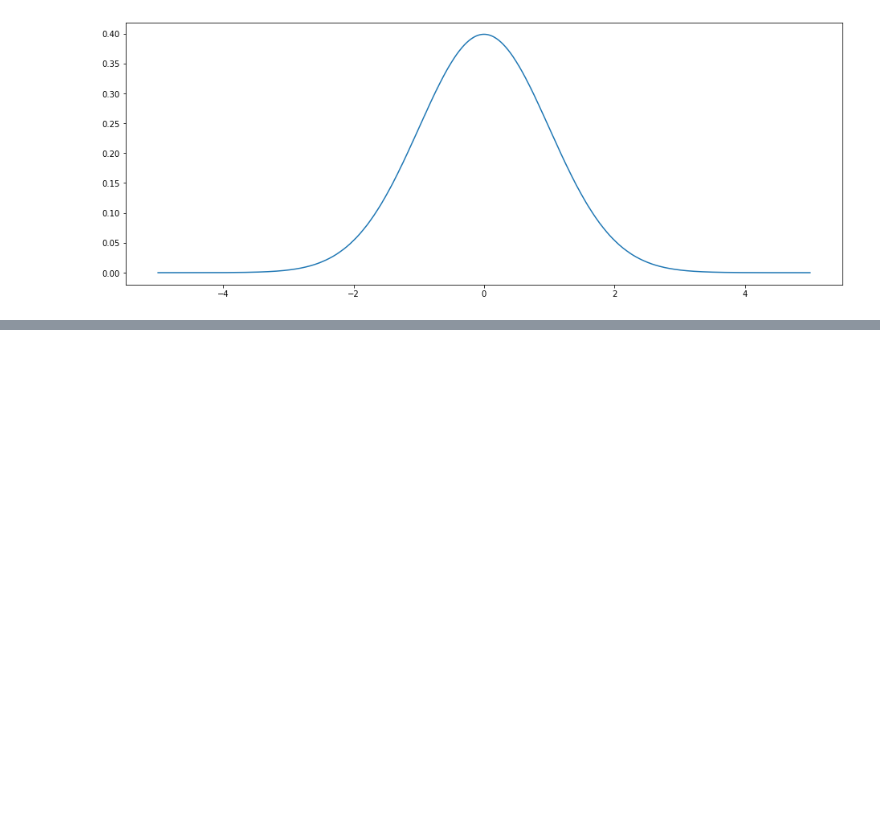
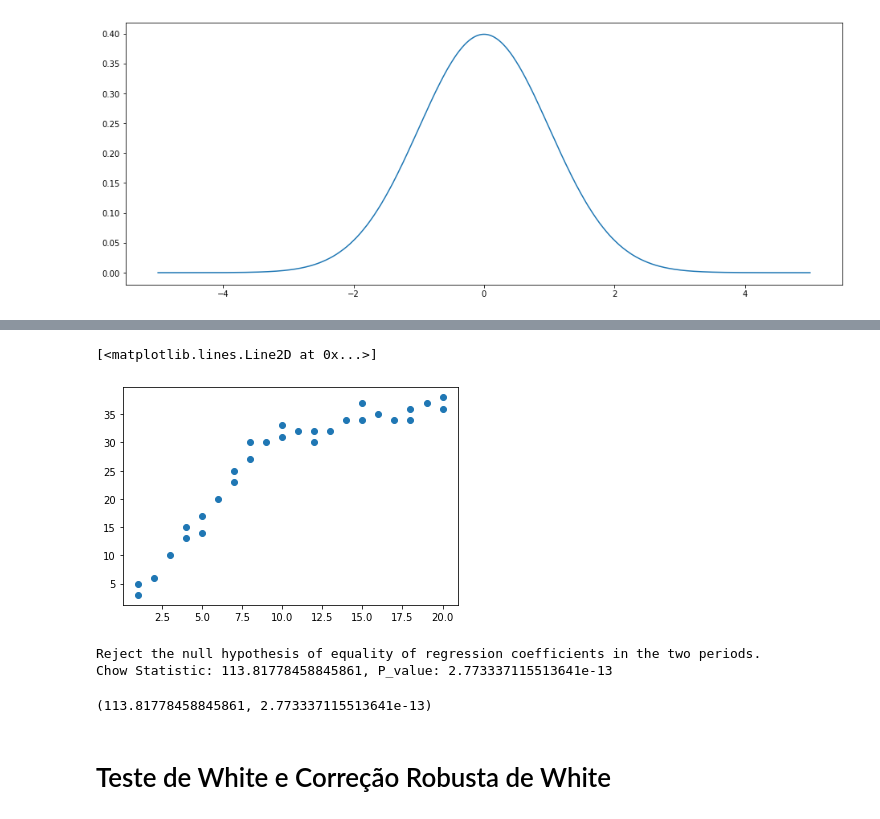
Before and after one commit to Menezes-Gus/Econometrics, a Jupyter notebook: Econometrics.ipynb, the cells around one changed output, grey strips where cells are left out. Saved outputs shown, nothing was run; the diff lists cells and outputs as text; code cells hidden in the pictures; blank space fills up the shorter version.

```diff
--- a/Econometrics.ipynb
+++ b/Econometrics.ipynb
@@ -176,0 +184,8 @@ plt.show
+# %%
+# Teste de Chow :
+# A Chow test is used to test whether the coefficients in two different regression models on different datasets are equal.
+import pandas as pd
+df = pd.DataFrame({'x': [1, 1, 2, 3, 4, 4, 5, 5, 6, 7, 7, 8, 8, 9, 10, 10,
+                         11, 12, 12, 13, 14, 15, 15, 16, 17, 18, 18, 19, 20, 20],
+                   'y': [3, 5, 6, 10, 13, 15, 17, 14, 20, 23, 25, 27, 30, 30, 31,
+                         33, 32, 32, 30, 32, 34, 34, 37, 35, 34, 36, 34, 37, 38, 36]})
@@ -176,0 +201,14 @@ plt.show
+# %%
+plt.plot(df.x, df.y, 'o')
+# %% [output]
+[<matplotlib.lines.Line2D at 0x...>]
+[figure, added]
+# %%
+import chow_test
+chow_test.chow_test(X_series=df[['x']],y_series=df['y'],last_index=15,first_index=16,significance=.05)
+# %% [output]
+Reject the null hypothesis of equality of regression coefficients in the two periods.
+Chow Statistic: 113.81778458845861, P_value: 2.773337115513641e-13
+(113.81778458845861, 2.773337115513641e-13)
+# %% [markdown]
+# Teste de White e Correção Robusta de White
```
Also changed, not shown: parts of 28 cells of this notebook.
